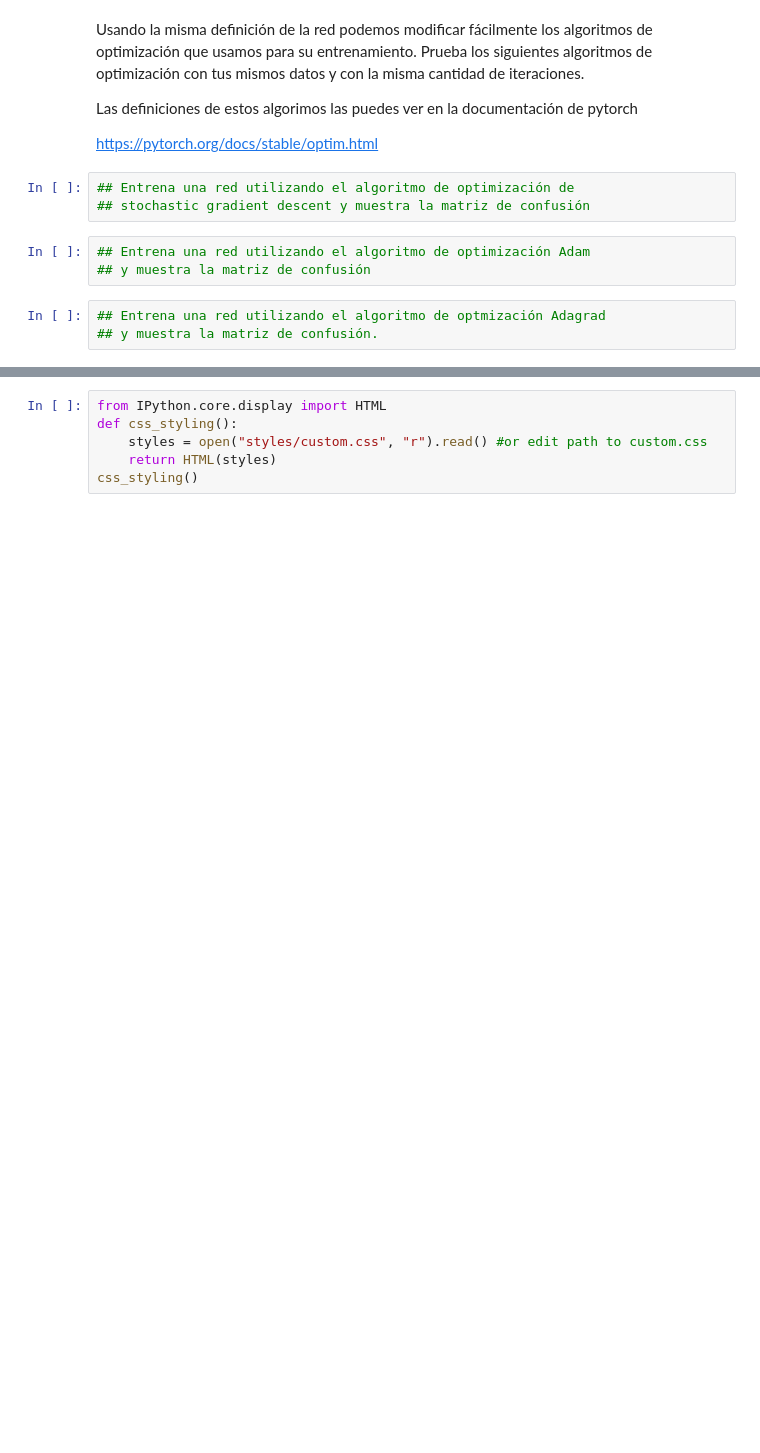
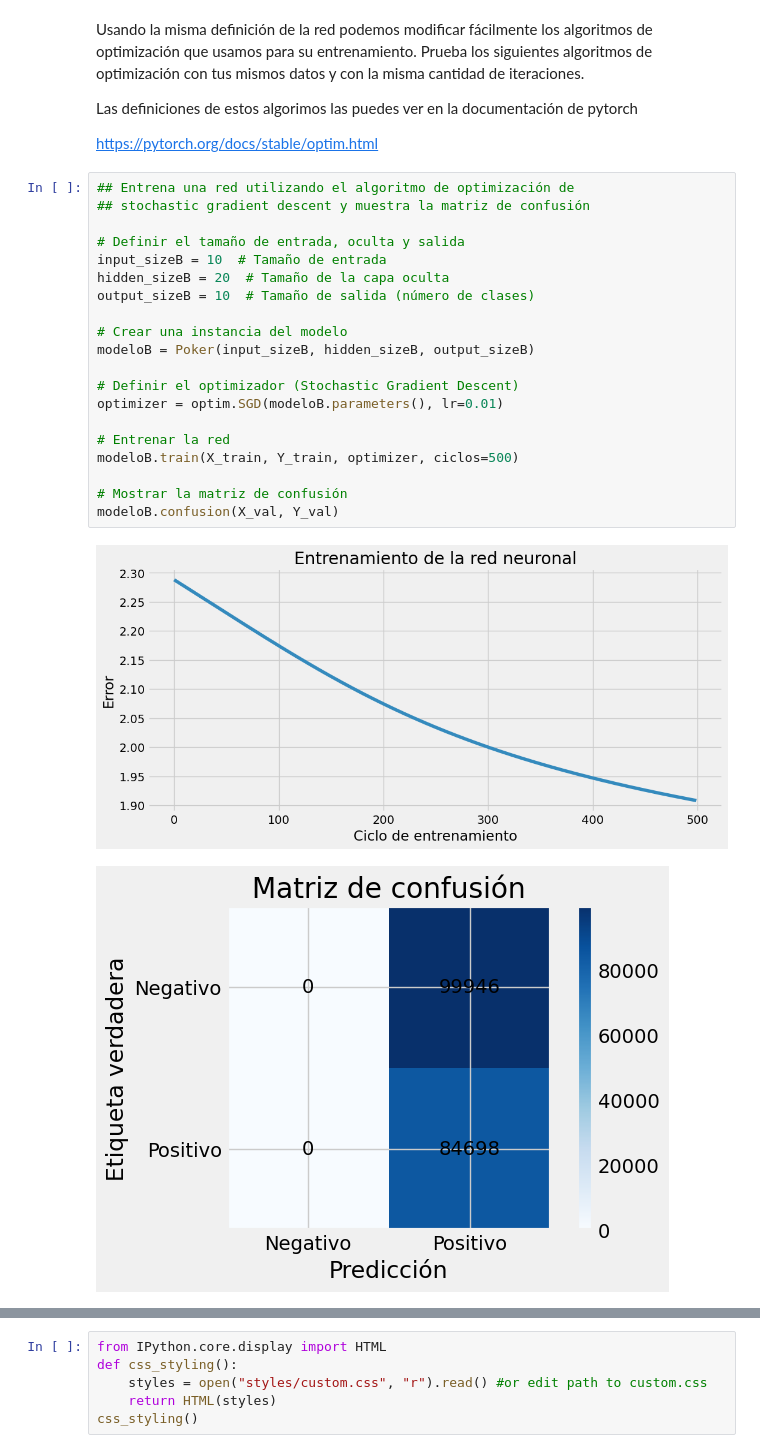
Before and after one commit to CarlosCastanon2099/Redes-Neuronales, a Jupyter notebook: Practicas/Practica-05/Poker.ipynb, the cells around one changed output, grey strips where cells are left out. Drawn from its saved outputs; the diff is of its cells as text; blank space fills up the shorter version.

```diff
--- a/Practicas/Practica-05/Poker.ipynb
+++ b/Practicas/Practica-05/Poker.ipynb
@@ -110,12 +231,26 @@ y con la misma cantidad de iteraciones.
 Las definiciones de estos algorimos las puedes ver en la documentación de pytorch
 
 https://pytorch.org/docs/stable/optim.html
-# %%
-## Entrena una red utilizando el algoritmo de optimización de
-## stochastic gradient descent y muestra la matriz de confusión
-# %%
-## Entrena una red utilizando el algoritmo de optimización Adam
-## y muestra la matriz de confusión
-# %%
-## Entrena una red utilizando el algoritmo de optmización Adagrad
-## y muestra la matriz de confusión.
+# %%
+## Entrena una red utilizando el algoritmo de optimización de
+## stochastic gradient descent y muestra la matriz de confusión
+
+# Definir el tamaño de entrada, oculta y salida
+input_sizeB = 10  # Tamaño de entrada
+hidden_sizeB = 20  # Tamaño de la capa oculta
+output_sizeB = 10  # Tamaño de salida (número de clases)
+
+# Crear una instancia del modelo
+modeloB = Poker(input_sizeB, hidden_sizeB, output_sizeB)
+
+# Definir el optimizador (Stochastic Gradient Descent)
+optimizer = optim.SGD(modeloB.parameters(), lr=0.01)
+
+# Entrenar la red
+modeloB.train(X_train, Y_train, optimizer, ciclos=500)
+
+# Mostrar la matriz de confusión
+modeloB.confusion(X_val, Y_val)
+# %% [output]
+[figure, added]
+[figure, added]
```
Also changed, not shown: parts of 6 cells of this notebook.
